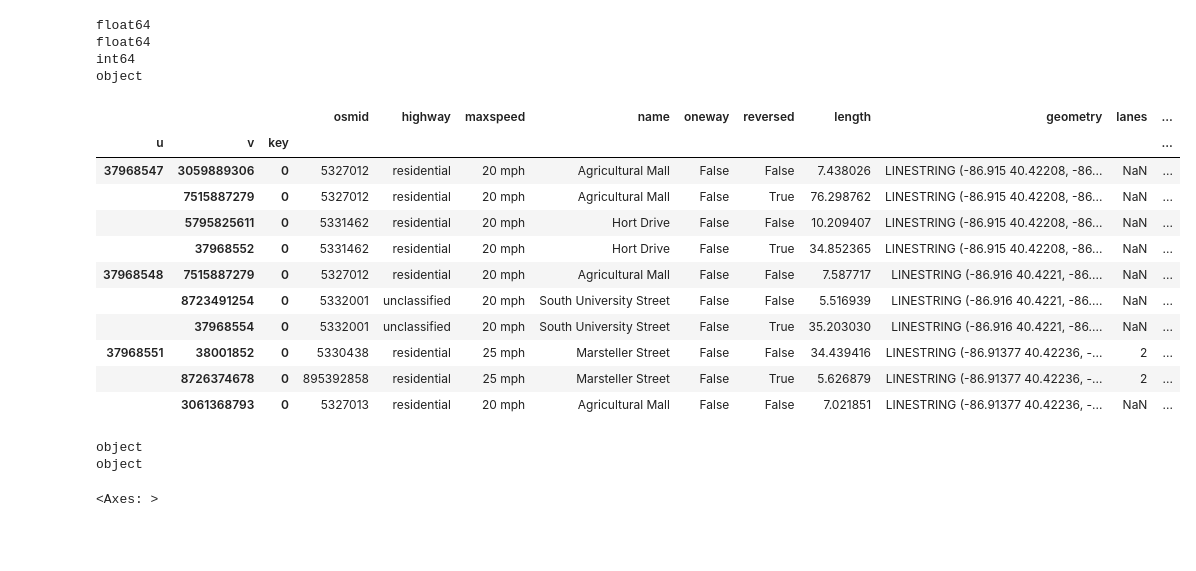
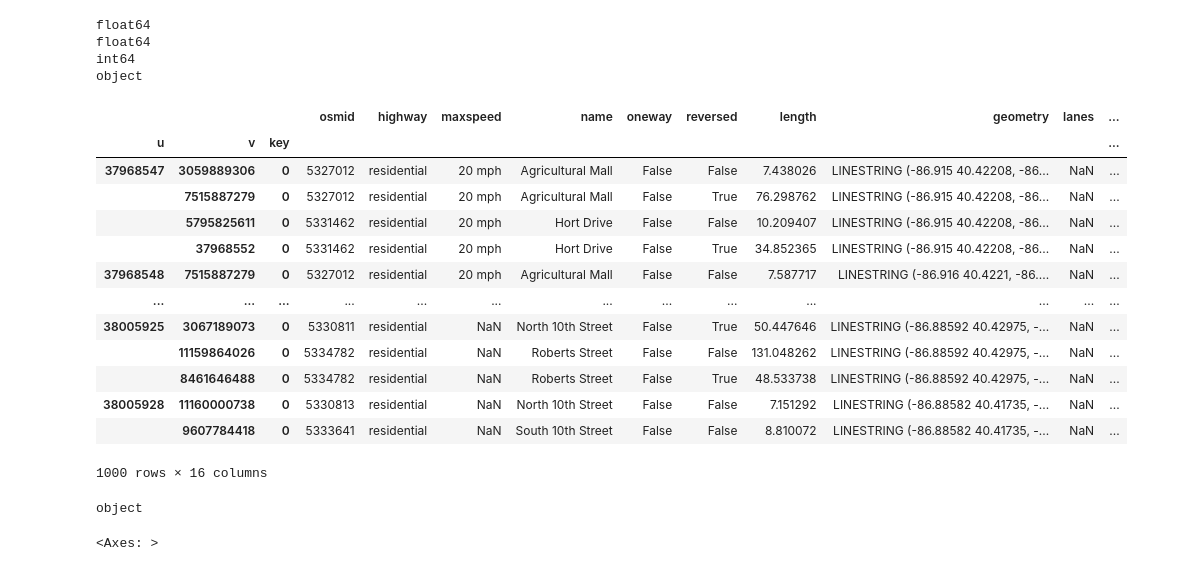
Before and after one commit to m-zhang558/TrailFinder, a Jupyter notebook: data_management/data_exploration.ipynb, the cells around one changed output. Cells and saved outputs as stored; diff of their text form; code cells hidden in the pictures; blank space fills up the shorter version.

```diff
--- a/data_management/data_exploration.ipynb
+++ b/data_management/data_exploration.ipynb
@@ -37,28 +43,30 @@ float64
 int64
 object
 # %%
-edges.head(10)
+edges.head(1000)
 # %% [output]
 |  |  |  | osmid | highway | maxspeed | name | oneway | reversed | length | geometry | lanes | ... |
 | u | v | key |  |  |  |  |  |  |  |  |  | ... |
 | 37968547 | 3059889306 | 0 | 5327012 | residential | 20 mph | Agricultural Mall | False | False | 7.438026 | LINESTRING (-86.915 40.42208, -86... | NaN | ... |
 |  | 7515887279 | 0 | 5327012 | residential | 20 mph | Agricultural Mall | False | True | 76.298762 | LINESTRING (-86.915 40.42208, -86... | NaN | ... |
 |  | 5795825611 | 0 | 5331462 | residential | 20 mph | Hort Drive | False | False | 10.209407 | LINESTRING (-86.915 40.42208, -86... | NaN | ... |
 |  | 37968552 | 0 | 5331462 | residential | 20 mph | Hort Drive | False | True | 34.852365 | LINESTRING (-86.915 40.42208, -86... | NaN | ... |
 | 37968548 | 7515887279 | 0 | 5327012 | residential | 20 mph | Agricultural Mall | False | False | 7.587717 | LINESTRING (-86.916 40.4221, -86.... | NaN | ... |
-|  | 8723491254 | 0 | 5332001 | unclassified | 20 mph | South University Street | False | False | 5.516939 | LINESTRING (-86.916 40.4221, -86.... | NaN | ... |
-|  | 37968554 | 0 | 5332001 | unclassified | 20 mph | South University Street | False | True | 35.203030 | LINESTRING (-86.916 40.4221, -86.... | NaN | ... |
-| 37968551 | 38001852 | 0 | 5330438 | residential | 25 mph | Marsteller Street | False | False | 34.439416 | LINESTRING (-86.91377 40.42236, -... | 2 | ... |
-|  | 8726374678 | 0 | 895392858 | residential | 25 mph | Marsteller Street | False | True | 5.626879 | LINESTRING (-86.91377 40.42236, -... | 2 | ... |
-|  | 3061368793 | 0 | 5327013 | residential | 20 mph | Agricultural Mall | False | False | 7.021851 | LINESTRING (-86.91377 40.42236, -... | NaN | ... |
+| ... | ... | ... | ... | ... | ... | ... | ... | ... | ... | ... | ... | ... |
+| 38005925 | 3067189073 | 0 | 5330811 | residential | NaN | North 10th Street | False | True | 50.447646 | LINESTRING (-86.88592 40.42975, -... | NaN | ... |
+|  | 11159864026 | 0 | 5334782 | residential | NaN | Roberts Street | False | False | 131.048262 | LINESTRING (-86.88592 40.42975, -... | NaN | ... |
+|  | 8461646488 | 0 | 5334782 | residential | NaN | Roberts Street | False | True | 48.533738 | LINESTRING (-86.88592 40.42975, -... | NaN | ... |
+| 38005928 | 11160000738 | 0 | 5330813 | residential | NaN | North 10th Street | False | False | 7.151292 | LINESTRING (-86.88582 40.41735, -... | NaN | ... |
+|  | 9607784418 | 0 | 5333641 | residential | NaN | South 10th Street | False | False | 8.810072 | LINESTRING (-86.88582 40.41735, -... | NaN | ... |
+1000 rows × 16 columns
 # %%
 #print(edges['u'].dtype)
 #print(edges['v'].dtype)
-print(edges['lanes'].dtype)
-print(edges['highway'].dtype)
+#print(edges['lanes'].dtype)
+#print(edges['highway'].dtype)
+print(edges['bridge'].dtype)
 # %% [output]
 object
-object
 # %%
 edges.plot()
 # %% [output]
```
Also changed, not shown: parts of 1 cell of this notebook, 4 other files.
